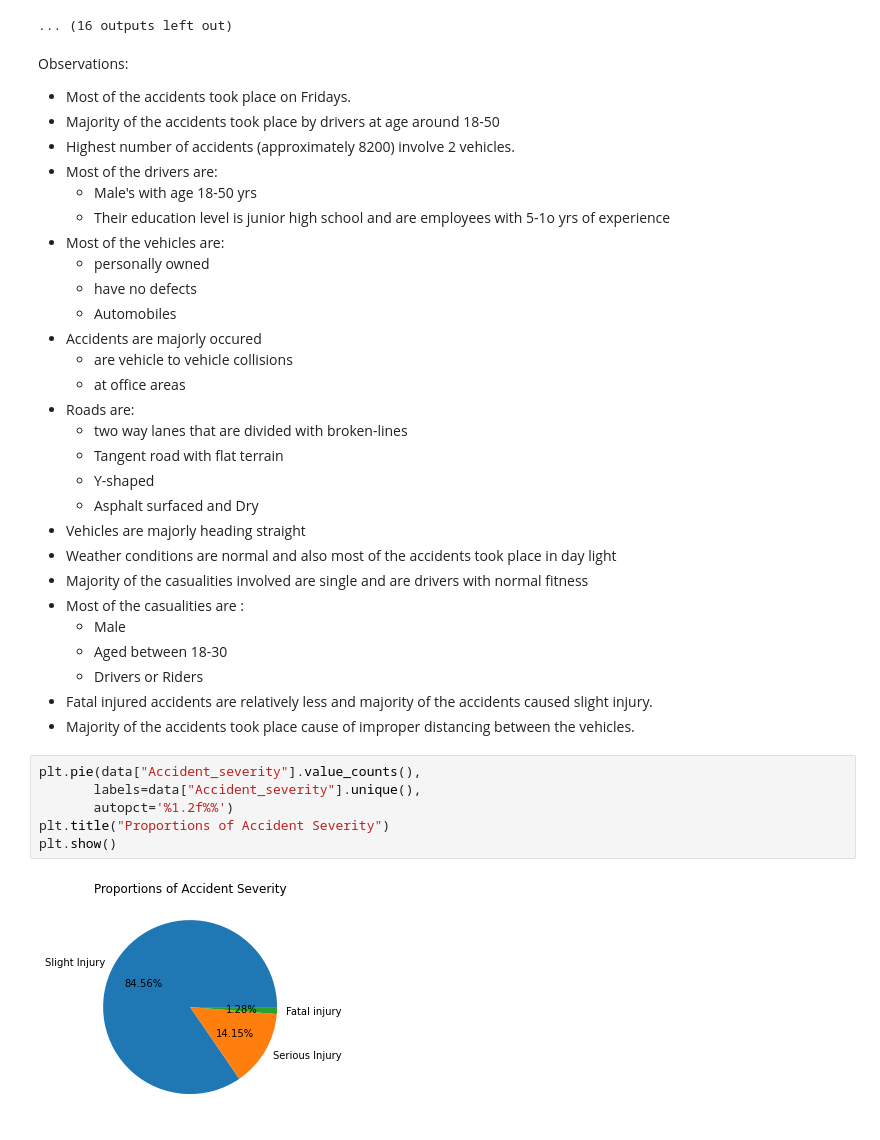
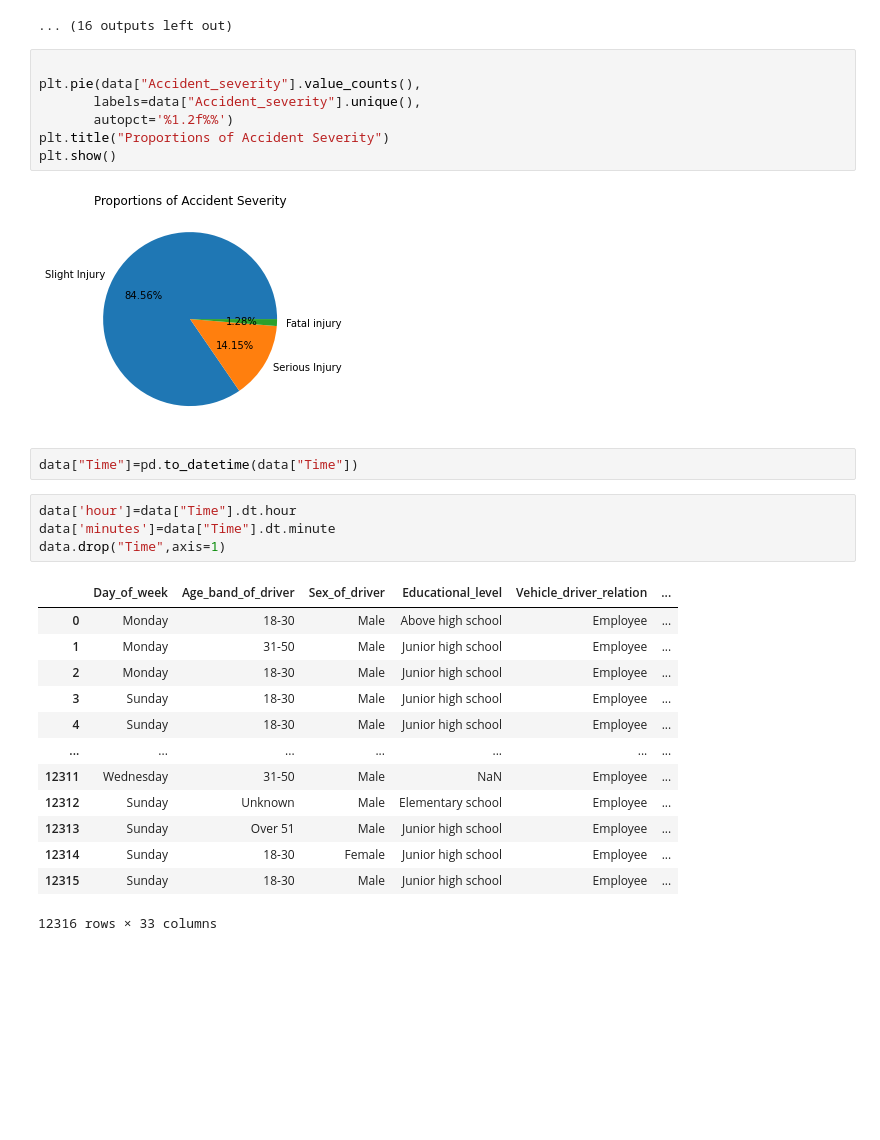
Before and after one commit to LahariBoni/RTA---Road-Accident-Severity, a Jupyter notebook: RTA_Dataset.ipynb, the cells around one changed output. Cells and saved outputs as stored; diff of their text form; blank space fills up the shorter version.

```diff
--- a/RTA_Dataset.ipynb
+++ b/RTA_Dataset.ipynb
@@ -299,36 +299,8 @@ for col in columns:
 [figure]
 [figure]
 ... (16 outputs left out)
-# %% [markdown]
-Observations:
-* Most of the accidents took place on Fridays.
-* Majority of the accidents took place by drivers at age around 18-50
-* Highest number of accidents (approximately 8200) involve 2 vehicles.
-* Most of the drivers are:
-    - Male's with age 18-50 yrs
-    - Their education level is junior high school and are employees with 5-1o yrs of experience
-* Most of the vehicles are:
-    - personally owned
-    - have no defects
-    - Automobiles
-* Accidents are majorly occured
-    - are vehicle to vehicle collisions
-    - at office areas
-* Roads are:
-    - two way lanes that are divided with broken-lines
-    - Tangent road with flat terrain
-    - Y-shaped
-    - Asphalt surfaced and Dry
-* Vehicles are majorly heading straight
-* Weather conditions are normal and also most of the accidents took place in day light
-* Majority of the casualities involved are single and are drivers with normal fitness
-* Most of the casualities are :
-    - Male
-    - Aged between 18-30
-    - Drivers or Riders
-* Fatal injured accidents are relatively less and majority of the accidents caused slight injury.
-* Majority of the accidents took place cause of improper distancing between the vehicles.
 # %%
+
 plt.pie(data["Accident_severity"].value_counts(),
        labels=data["Accident_severity"].unique(),
        autopct='%1.2f%%')
@@ -336,3 +308,23 @@ plt.title("Proportions of Accident Severity")
 plt.show()
 # %% [output]
 [figure]
+# %%
+data["Time"]=pd.to_datetime(data["Time"])
+# %%
+data['hour']=data["Time"].dt.hour
+data['minutes']=data["Time"].dt.minute
+data.drop("Time",axis=1)
+# %% [output]
+|  | Day_of_week | Age_band_of_driver | Sex_of_driver | Educational_level | Vehicle_driver_relation | ... |
+| 0 | Monday | 18-30 | Male | Above high school | Employee | ... |
+| 1 | Monday | 31-50 | Male | Junior high school | Employee | ... |
+| 2 | Monday | 18-30 | Male | Junior high school | Employee | ... |
+| 3 | Sunday | 18-30 | Male | Junior high school | Employee | ... |
+| 4 | Sunday | 18-30 | Male | Junior high school | Employee | ... |
+| ... | ... | ... | ... | ... | ... | ... |
+| 12311 | Wednesday | 31-50 | Male | NaN | Employee | ... |
+| 12312 | Sunday | Unknown | Male | Elementary school | Employee | ... |
+| 12313 | Sunday | Over 51 | Male | Junior high school | Employee | ... |
+| 12314 | Sunday | 18-30 | Female | Junior high school | Employee | ... |
+| 12315 | Sunday | 18-30 | Male | Junior high school | Employee | ... |
+12316 rows × 33 columns
```
Also changed, not shown: parts of 3 cells of this notebook.
